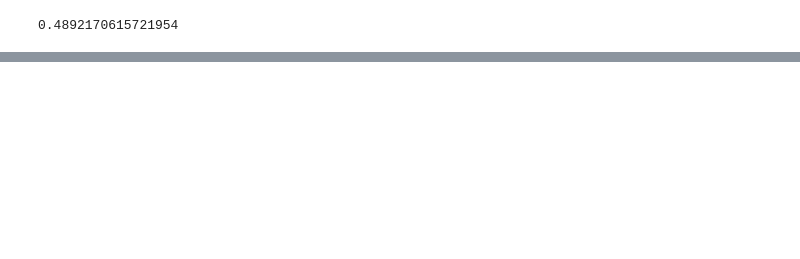
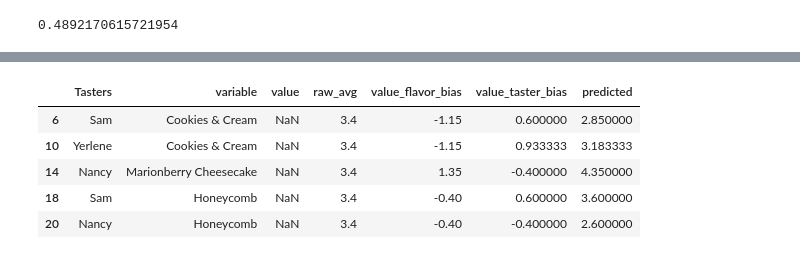
Before and after one commit to GuillermoCharlesSchneider/DATA-612, a Jupyter notebook: Week 1/Project 1.ipynb, the cells around one changed output, grey strips where cells are left out. Cells and saved outputs as stored; diff of their text form; code cells hidden in the pictures; blank space fills up the shorter version.

```diff
--- a/Week 1/Project 1.ipynb
+++ b/Week 1/Project 1.ipynb
@@ -163,4 +170,4 @@ base_line_predictors['predicted'] = base_line_predictors['raw_avg'] + base_line_
 #above 5 or below 1, assumed to be 5 or 1
 base_line_predictors.predicted = base_line_predictors.predicted.clip(1, 5)
 # %%
-base_line_predictors
+base_line_predictors = pd.DataFrame(base_line_predictors)
@@ -203 +221,10 @@ RMSE_test
+# %%
+base_line_predictors[base_line_predictors.value.isnull()]
+# %% [output]
+|  | Tasters | variable | value | raw_avg | value_flavor_bias | value_taster_bias | predicted |
+| 6 | Sam | Cookies & Cream | NaN | 3.4 | -1.15 | 0.600000 | 2.850000 |
+| 10 | Yerlene | Cookies & Cream | NaN | 3.4 | -1.15 | 0.933333 | 3.183333 |
+| 14 | Nancy | Marionberry Cheesecake | NaN | 3.4 | 1.35 | -0.400000 | 4.350000 |
+| 18 | Sam | Honeycomb | NaN | 3.4 | -0.40 | 0.600000 | 3.600000 |
+| 20 | Nancy | Honeycomb | NaN | 3.4 | -0.40 | -0.400000 | 2.600000 |
 # %% [markdown]
```
Also changed, not shown: parts of 22 cells of this notebook.
